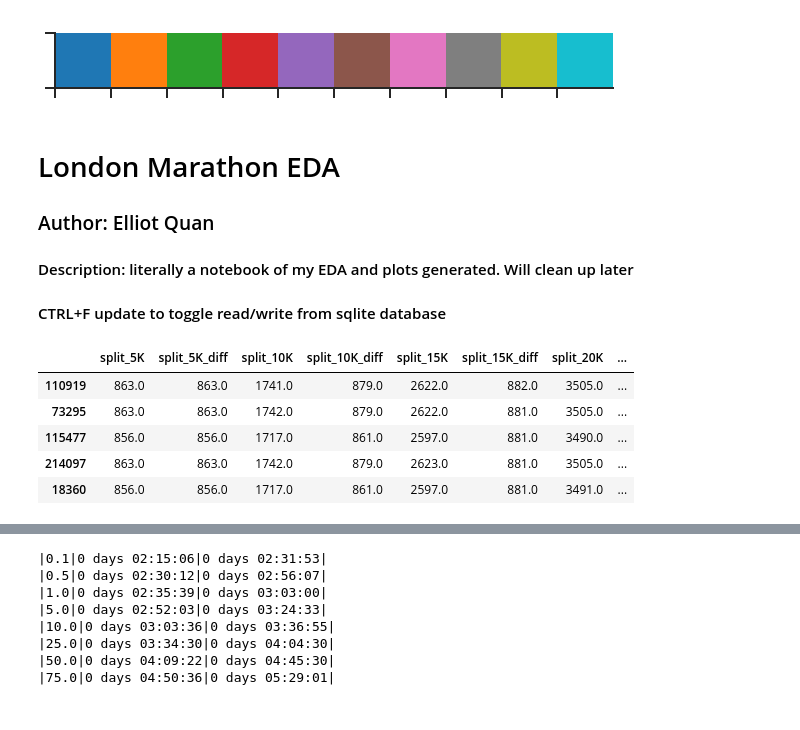
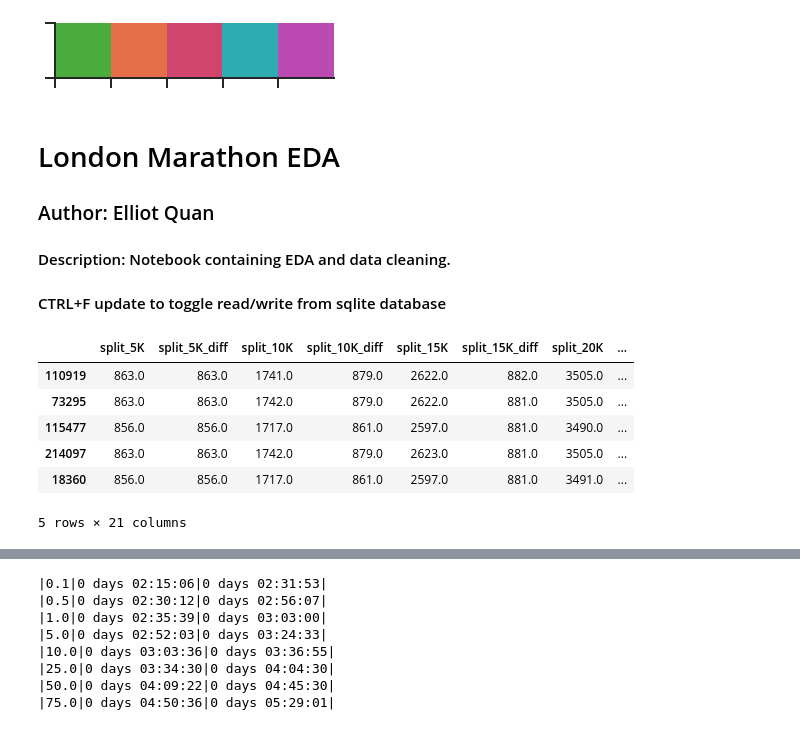
Before and after one commit to equan06/london_marathon, a Jupyter notebook: analysis/edaplots.ipynb, the cells around one changed output, grey strips where cells are left out. Cells and saved outputs as stored; diff of their text form; code cells hidden in the pictures.

Commit message:
update plots

```diff
--- a/analysis/edaplots.ipynb
+++ b/analysis/edaplots.ipynb
@@ -5,51 +5,55 @@ import matplotlib.pyplot as plt
 import seaborn as sns
 import datetime
 import time
-import sqlite3
+import sqlalchemy
+import mysql.connector
 import re
 from scipy import stats
 
 # plot config
 
 sns.set_style('ticks')
 SMALL = 14
 MEDIUM = 16
 LARGE = 18
 
 # fonts
 plt.rc('font', size=SMALL)          # controls default text sizes
 plt.rc('axes', titlesize=LARGE, labelsize=MEDIUM)  # fontsize of the axes title
 plt.rc('xtick', labelsize=SMALL)    # fontsize of the tick labels
 plt.rc('ytick', labelsize=SMALL)    # fontsize of the tick labels
 plt.rc('legend', fontsize=SMALL)    # legend fontsize
 plt.rc('figure', titlesize=LARGE)  # fontsize of the figure title
 
 # axes/tick width
 plt.rc('axes', linewidth=2)
 plt.rc('xtick.major', size=10, width=2)
 plt.rc('ytick.major', size=10, width=2)
 plt.rc('axes.spines', right=False, top=False)
 
 # linewidth
 plt.rc('lines', linewidth=2.5, markersize=14)
 plt.rc('markers', fillstyle='none')
 
 # see https://stackoverflow.com/questions/3899980/how-to-change-the-font-size-on-a-matplotlib-plot
 # consider rcparams to override defaults?
-pal = sns.color_palette()
-sns.palplot(pal)
-blue = sns.color_palette()[0]
-orange = sns.color_palette()[1]
-red = sns.color_palette()[3]
-grey = sns.color_palette()[7]
-colors = [blue, orange, red, grey]
+
+
+a = '#4BAC3E'
+b = '#E56F47'
+c = '#CF456D'
+d = '#2DACB2'
+e = '#BB4BB2'
+colors = sns.color_palette([a,b,c,d,e])
+green, orange, red, blue, purple = colors
+sns.palplot(colors)
 # %% [output]
-[figure, old version]
+[figure, new version]
 # %% [markdown]
 # London Marathon EDA
 ### Author: Elliot Quan
 
-#### Description: literally a notebook of my EDA and plots generated. Will clean up later
+#### Description: Notebook containing EDA and data cleaning.
 
 #### CTRL+F update to toggle read/write from sqlite database
 # %%
@@ -83,15 +87,14 @@ def CoV(x):
     """Coefficient of Variation = sd/mean*100 """
     return np.round(np.std(x)/np.mean(x)*100,1)
 # %%
-con = sqlite3.connect('../nonelite.db')
+user = ''
+pw = ''
+ip = ''
 
-sql = """
-SELECT * FROM nonelite
-UNION
-SELECT * FROM elite;
-"""
-df = pd.read_sql_query(sql, con)
-con.close()
+engine = sqlalchemy.create_engine(f"mysql+mysqlconnector://{user}:{pw}@{ip}:3306/london19?charset=utf8")
+
+sql = """SELECT * FROM runners;"""
+df = pd.read_sql_query(sql=sql, con=engine)
 
 
 # 2014-2017 only has a 70+ category, while 2018-2019 have 70-74, etc. so we need to combine those into 70+
@@ -143,6 +146,7 @@ df.loc[:, df.columns.str.contains('split')].head()
 | 115477 | 856.0 | 856.0 | 1717.0 | 861.0 | 2597.0 | 881.0 | 3490.0 | ... |
 | 214097 | 863.0 | 863.0 | 1742.0 | 879.0 | 2623.0 | 881.0 | 3505.0 | ... |
 | 18360 | 856.0 | 856.0 | 1717.0 | 861.0 | 2597.0 | 881.0 | 3491.0 | ... |
+5 rows × 21 columns
 # %%
 df.shape
 # %% [output]
```
Also changed, not shown: parts of 7 cells of this notebook, 1 other file.
